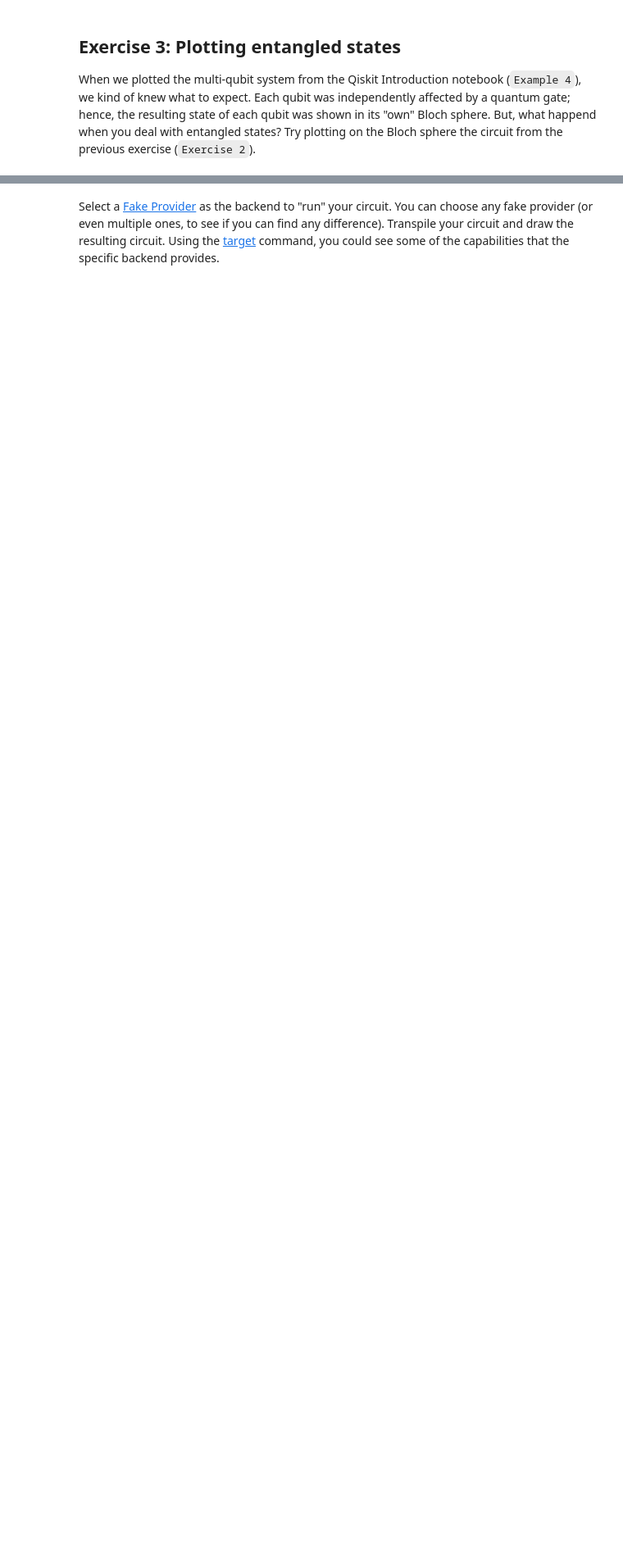
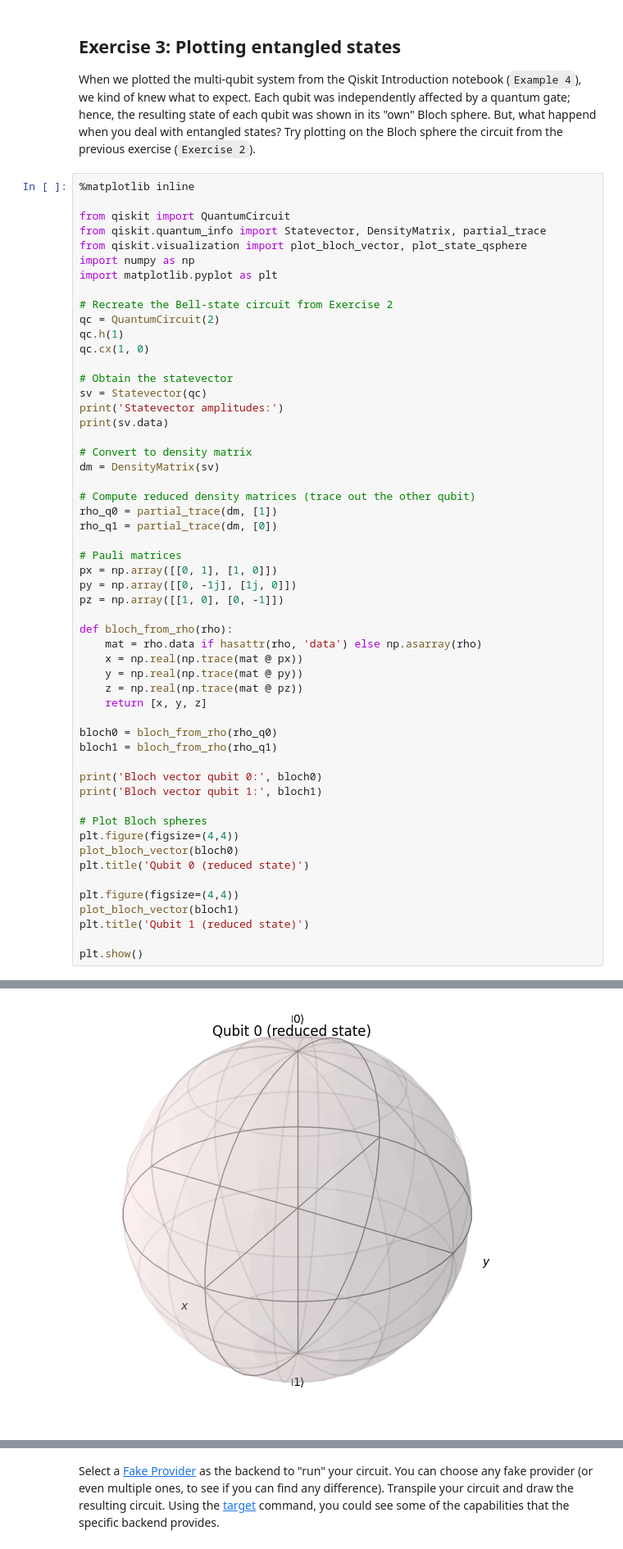
Before and after one commit to RowieK/Quantum-Computing-Minor, a Jupyter notebook: QCI - Assignment4 - Lesson 4 - Qiskit Introduction 2/Qiskit Introduction 2/Quantum Programming 2.ipynb, the cells around one changed output, grey strips where cells are left out. Shown at 82% size. Cells and saved outputs as stored; diff of their text form; blank space fills up the shorter version.

```diff
--- a/QCI - Assignment4 - Lesson 4 - Qiskit Introduction 2/Qiskit Introduction 2/Quantum Programming 2.ipynb
+++ b/QCI - Assignment4 - Lesson 4 - Qiskit Introduction 2/Qiskit Introduction 2/Quantum Programming 2.ipynb
@@ -223,3 +223,58 @@ Sampled counts (1024 shots):
 ## Exercise 3: Plotting entangled states
 
 When we plotted the multi-qubit system from the Qiskit Introduction notebook (`Example 4`), we kind of knew what to expect. Each qubit was independently affected by a quantum gate; hence, the resulting state of each qubit was shown in its "own" Bloch sphere. But, what happend when you deal with entangled states? Try plotting on the Bloch sphere the circuit from the previous exercise (`Exercise 2`).
+# %%
+%matplotlib inline
+
+from qiskit import QuantumCircuit
+from qiskit.quantum_info import Statevector, DensityMatrix, partial_trace
+from qiskit.visualization import plot_bloch_vector, plot_state_qsphere
+import numpy as np
+import matplotlib.pyplot as plt
+
+# Recreate the Bell-state circuit from Exercise 2
+qc = QuantumCircuit(2)
+qc.h(1)
+qc.cx(1, 0)
+
+# Obtain the statevector
+sv = Statevector(qc)
+print('Statevector amplitudes:')
+print(sv.data)
+
+# Convert to density matrix
+dm = DensityMatrix(sv)
+
+# Compute reduced density matrices (trace out the other qubit)
+rho_q0 = partial_trace(dm, [1])
+rho_q1 = partial_trace(dm, [0])
+
+# Pauli matrices
+px = np.array([[0, 1], [1, 0]])
+py = np.array([[0, -1j], [1j, 0]])
+pz = np.array([[1, 0], [0, -1]])
+
+def bloch_from_rho(rho):
+    mat = rho.data if hasattr(rho, 'data') else np.asarray(rho)
+    x = np.real(np.trace(mat @ px))
+    y = np.real(np.trace(mat @ py))
+    z = np.real(np.trace(mat @ pz))
+    return [x, y, z]
+
+bloch0 = bloch_from_rho(rho_q0)
+bloch1 = bloch_from_rho(rho_q1)
+
+print('Bloch vector qubit 0:', bloch0)
+print('Bloch vector qubit 1:', bloch1)
+
+# Plot Bloch spheres
+plt.figure(figsize=(4,4))
+plot_bloch_vector(bloch0)
+plt.title('Qubit 0 (reduced state)')
+
+plt.figure(figsize=(4,4))
+plot_bloch_vector(bloch1)
+plt.title('Qubit 1 (reduced state)')
+
+plt.show()
+# %% [output]
@@ -225,0 +286 @@ When we plotted the multi-qubit system from the Qiskit Introduction notebook (`E
+[figure, added]
```
Also changed, not shown: parts of 4 cells of this notebook.
